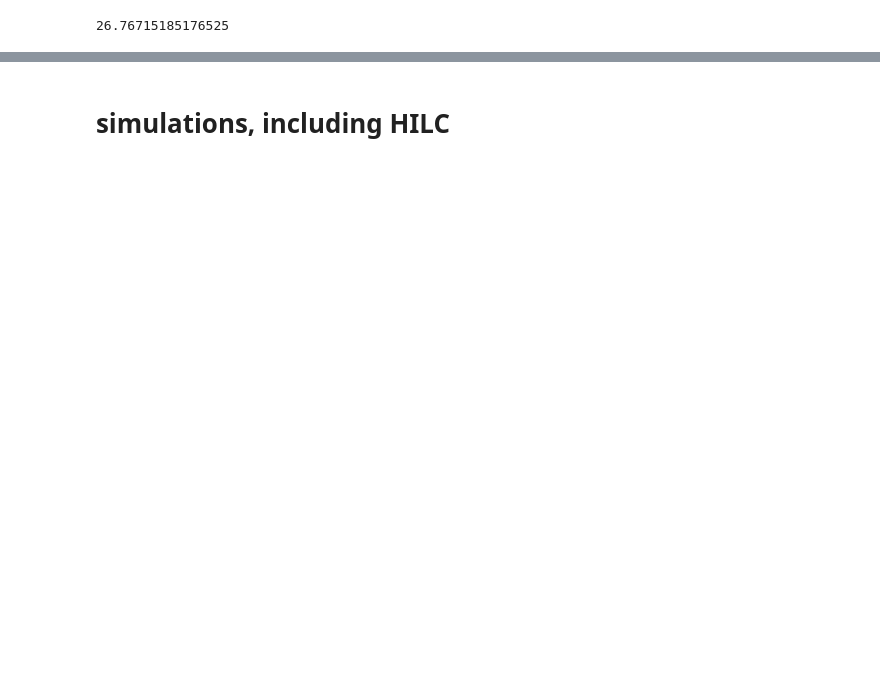
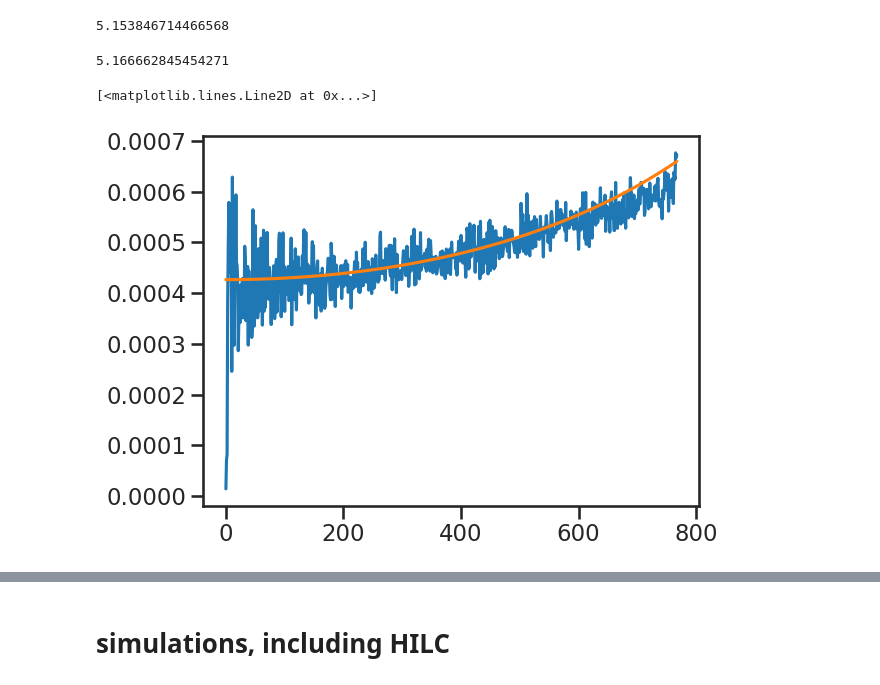
Before and after one commit to yaojian95/non_gau_lensing, a Jupyter notebook: sims_fgbuster.ipynb, the cells around one changed output, grey strips where cells are left out. Drawn from its saved outputs; the diff is of its cells as text; code cells hidden in the pictures; blank space fills up the shorter version.

```diff
--- a/sims_fgbuster.ipynb
+++ b/sims_fgbuster.ipynb
@@ -45,3 +45,5 @@ import pysm3.units as u
 from common import convert_units
 # %%
 cls_path = '/global/homes/j/jianyao/non_gau_lensing/theory/cls/'
+# %%
+instrument = get_instrument('SO_LAT')
@@ -50,10 +62,27 @@ noise_test = get_noise_realization(256, instrument)
 # %%
 nl = hp.anafast(noise_test[0])
 # %%
-np.var(noise_test[0][0])
+np.std(noise_test[0][0])
 # %% [output]
-26.76715185176525
+5.153846714466568
 # %%
 def nlev2sig(nlev, nside):
 
     return np.sqrt((np.pi*nlev/10800)**2*(12*nside**2)/4/np.pi)
+# %%
+def nlev2nl(nlev, lmax):
+    return np.ones(lmax)*(np.pi*nlev/10800)**2
+# %%
+nlev2sig(71, 256)
+# %% [output]
+5.166662845454271
+# %%
+nls = nlev2nl(71, 3*256)
+# %%
+plt.plot(nl[0]/hp.pixwin(256), label = 'anafast')
+# plt.plot(nl[0]/hp.pixwin(256), '')
+plt.plot(nls/hp.pixwin(256))
+# plt.plot(hp.pixwin(256))
+# %% [output]
+[<matplotlib.lines.Line2D at 0x...>]
+[figure, added]
```
Also changed, not shown: parts of 18 cells of this notebook, 1 other file.
